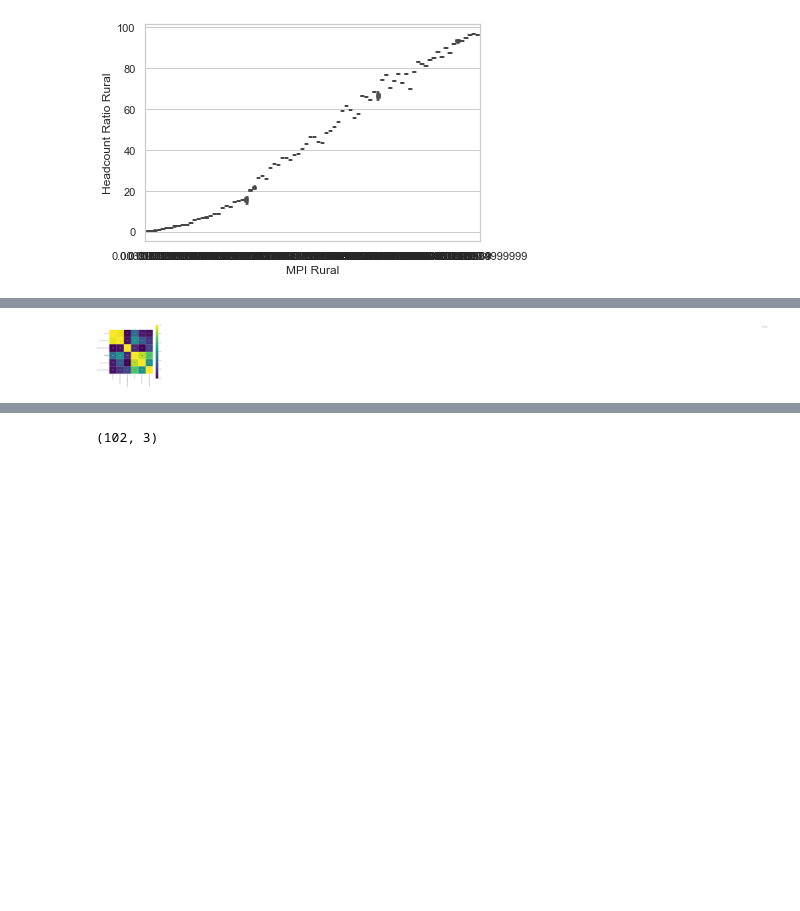
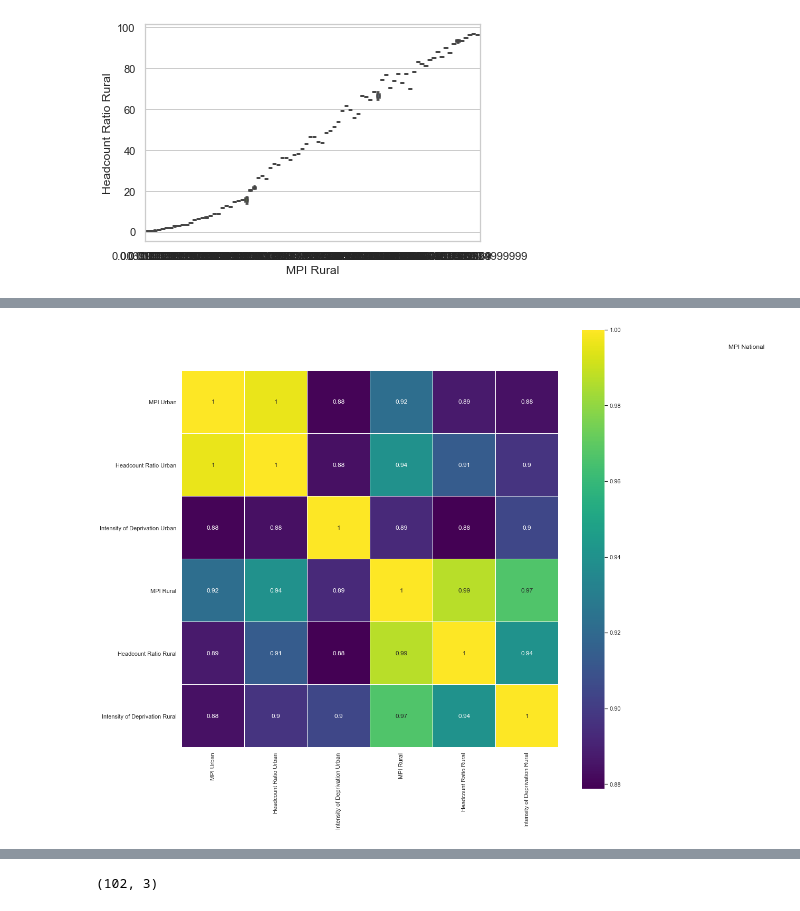
Before and after one commit to Fdiaz17/TI3002CAD22, a Jupyter notebook: Notebooks/Datos_estadisticos_national_MPI_Rural.ipynb, the cells around one changed output, grey strips where cells are left out. Saved outputs shown, nothing was run; the diff lists cells and outputs as text; code cells hidden in the pictures; blank space fills up the shorter version.

```diff
--- a/Notebooks/Datos_estadisticos_national_MPI_Rural.ipynb
+++ b/Notebooks/Datos_estadisticos_national_MPI_Rural.ipynb
@@ -239,8 +239,8 @@ datos.corr(method= "kendall")
 # %%
 datos1=datos.drop(columns=['ISO','Country'])
 colormap = plt.cm.viridis
-plt.figure(figsize=(12,12))
-plt.title("MPI National", y=1.05, x=15)
+plt.figure(figsize=(16,16))
+plt.title("MPI National", y=1.05, x=1.5)
 sb.heatmap(datos1.astype(float).corr(),linewidths=0.1,vmax=1.0, square=True, cmap=colormap, linecolor="white",annot=True);
 # %% [output]
-[figure, old version]
+[figure, new version]
```
Also changed, not shown: parts of 2 cells of this notebook.
